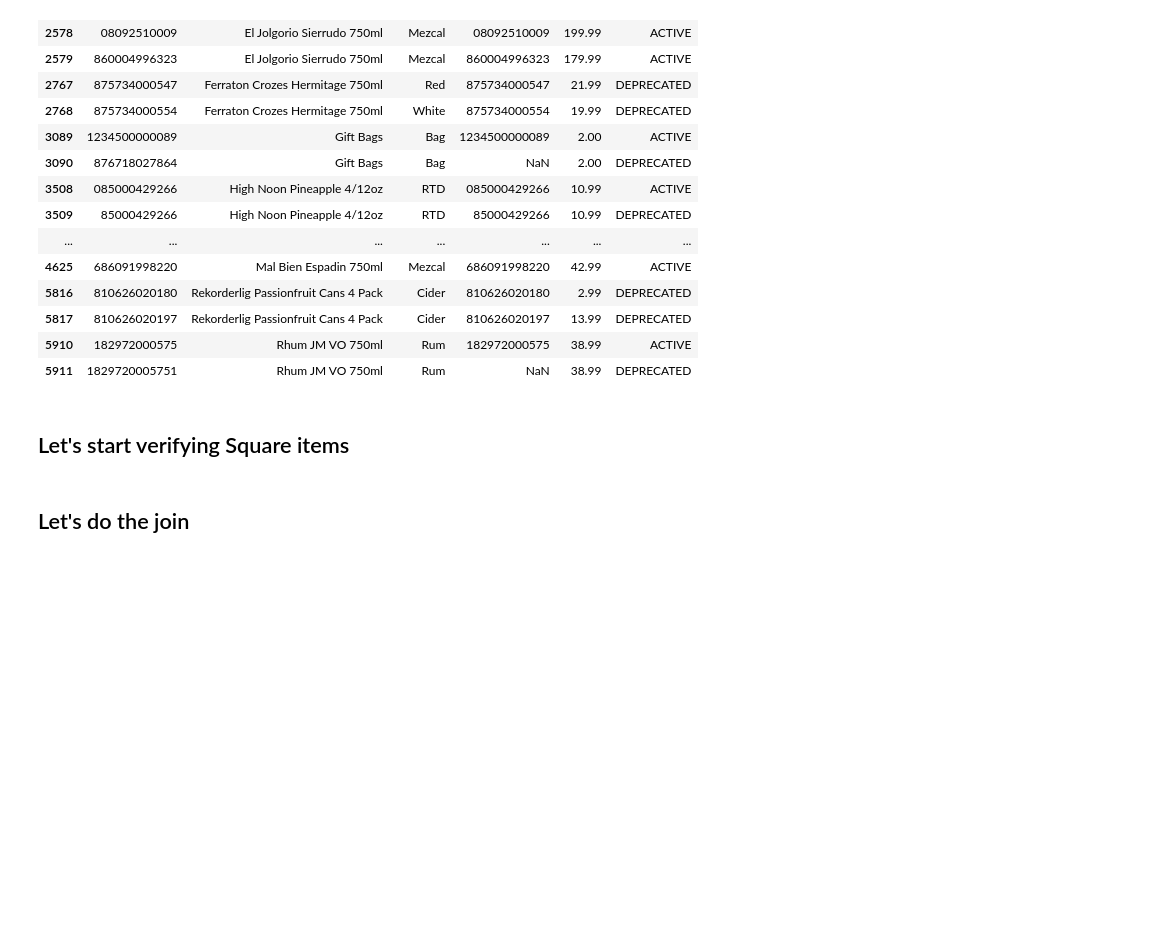
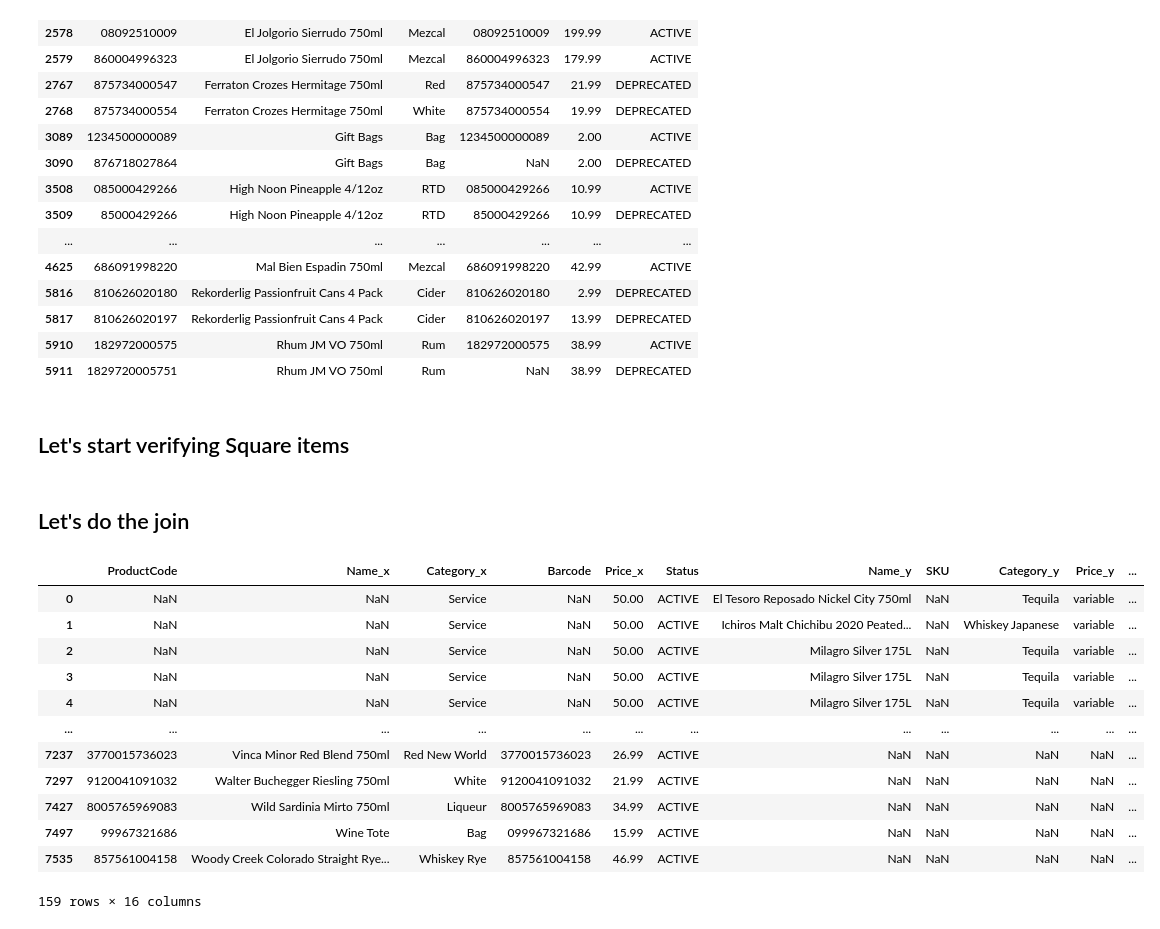
Before and after one commit to TheAgaveFairy/practice, a Jupyter notebook: Dear Vs Square.ipynb, the cells around one changed output. Drawn from its saved outputs; the diff is of its cells as text; code cells hidden in the pictures; blank space fills up the shorter version.

```diff
--- a/Dear Vs Square.ipynb
+++ b/Dear Vs Square.ipynb
@@ -98,0 +99,16 @@ joined.to_csv('outputs/dearsquareouterjoin.csv')
+# %%
+joined[(joined.Status == 'ACTIVE') & (joined.ProductCode != joined.SKU)]
+# %% [output]
+|  | ProductCode | Name_x | Category_x | Barcode | Price_x | Status | Name_y | SKU | Category_y | Price_y | ... |
+| 0 | NaN | NaN | Service | NaN | 50.00 | ACTIVE | El Tesoro Reposado Nickel City 750ml | NaN | Tequila | variable | ... |
+| 1 | NaN | NaN | Service | NaN | 50.00 | ACTIVE | Ichiros Malt Chichibu 2020 Peated... | NaN | Whiskey Japanese | variable | ... |
+| 2 | NaN | NaN | Service | NaN | 50.00 | ACTIVE | Milagro Silver 175L | NaN | Tequila | variable | ... |
+| 3 | NaN | NaN | Service | NaN | 50.00 | ACTIVE | Milagro Silver 175L | NaN | Tequila | variable | ... |
+| 4 | NaN | NaN | Service | NaN | 50.00 | ACTIVE | Milagro Silver 175L | NaN | Tequila | variable | ... |
+| ... | ... | ... | ... | ... | ... | ... | ... | ... | ... | ... | ... |
+| 7237 | 3770015736023 | Vinca Minor Red Blend 750ml | Red New World | 3770015736023 | 26.99 | ACTIVE | NaN | NaN | NaN | NaN | ... |
+| 7297 | 9120041091032 | Walter Buchegger Riesling 750ml | White | 9120041091032 | 21.99 | ACTIVE | NaN | NaN | NaN | NaN | ... |
+| 7427 | 8005765969083 | Wild Sardinia Mirto 750ml | Liqueur | 8005765969083 | 34.99 | ACTIVE | NaN | NaN | NaN | NaN | ... |
+| 7497 | 99967321686 | Wine Tote | Bag | 099967321686 | 15.99 | ACTIVE | NaN | NaN | NaN | NaN | ... |
+| 7535 | 857561004158 | Woody Creek Colorado Straight Rye... | Whiskey Rye | 857561004158 | 46.99 | ACTIVE | NaN | NaN | NaN | NaN | ... |
+159 rows × 16 columns
```
Also changed, not shown: parts of 1 cell of this notebook, 1 other file.
